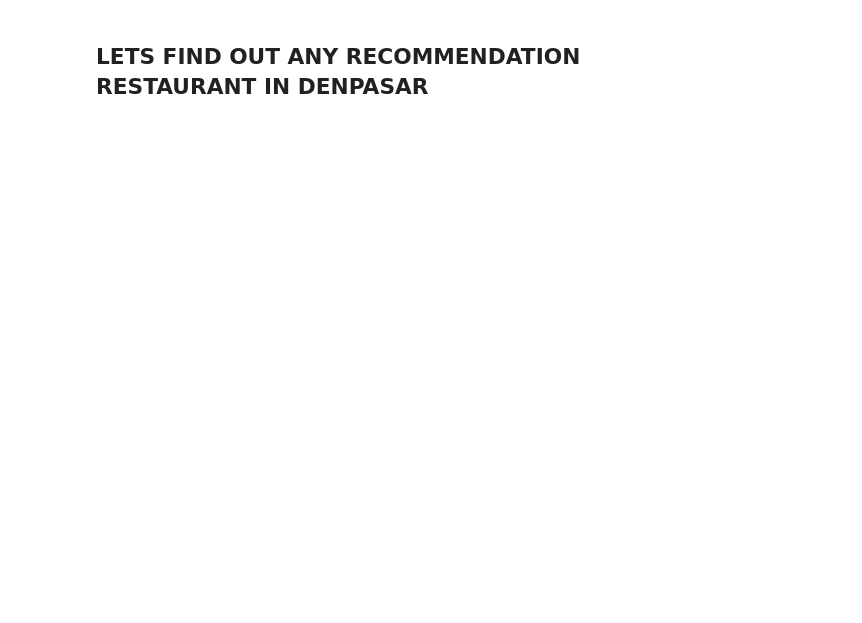
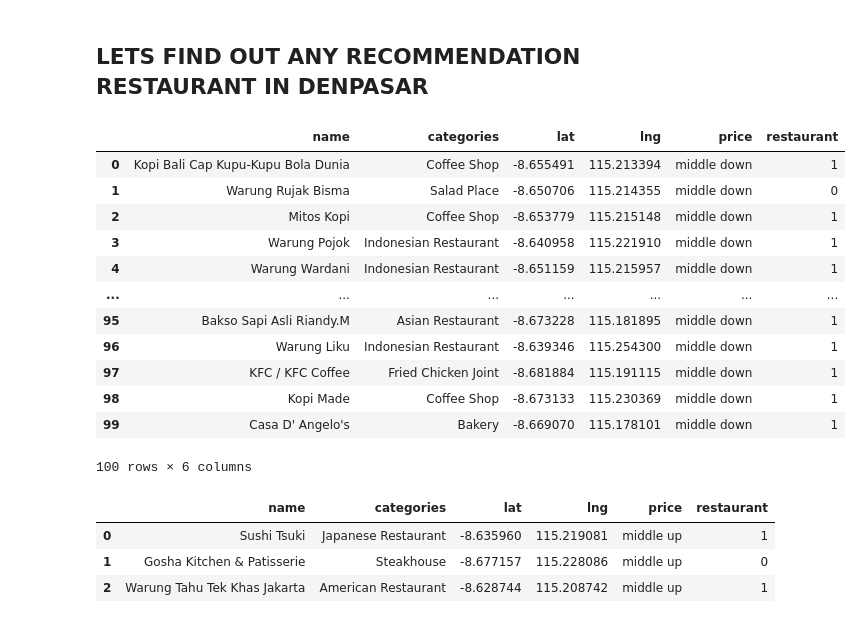
Before and after one commit to cahyoardhi/Coursera_Capstone, a Jupyter notebook: The Battle of Neighborhoods.ipynb, the cells around one changed output. Cells and saved outputs as stored; diff of their text form; code cells hidden in the pictures; blank space fills up the shorter version.

```diff
--- a/The Battle of Neighborhoods.ipynb
+++ b/The Battle of Neighborhoods.ipynb
@@ -253,0 +245,57 @@ denpasar
+# %%
+#set request into foursquare qpi (for get restaurant with price rating 1 to 2 / low to middle)
+result  = requests.get(url).json()
+# %%
+#create function for filter categories
+def get_category(row):
+    try:
+        category_list   = row['categories']
+
+    except:
+        category_list   = row['venue.categories']
+
+    if len(category_list) == 0:
+        return None
+
+    else:
+        return category_list[0]['name']
+
+#create function for get restaurant label
+def get_label(row):
+    if (row.find('Restaurant') != -1) or (row.find('Café') != -1) or \
+    (row.find('Fried') != -1) or (row.find('Coffee') != -1) or (row.find('Bar') != -1)\
+    or (row.find('Bakery') != -1) or (row.find('Chips') != -1) or (row.find('Joint') != -1) \
+    or (row.find('Food') != -1) or (row.find('Breakfast') != -1) or (row.find('Noodle') != -1)\
+    or (row.find('Pizza') != -1):
+        return 1
+
+    else:
+        return 0
+# %%
+#filter our data using function above
+venues = result['response']['groups'][0]['items']
+foursquare = pd.io.json.json_normalize(venues)
+
+filtered_columns = ['venue.name', 'venue.categories', 'venue.location.lat', 'venue.location.lng']
+foursquare = foursquare.loc[:, filtered_columns]
+
+foursquare['venue.categories'] = foursquare.apply(get_category, axis=1)
+foursquare.columns = [col.split(".")[-1] for col in foursquare.columns]
+
+foursquare['price'] = 'middle down'
+foursquare['restaurant']    = foursquare['categories'].apply(get_label)
+foursquare
+# %% [output]
+|  | name | categories | lat | lng | price | restaurant |
+| 0 | Kopi Bali Cap Kupu-Kupu Bola Dunia | Coffee Shop | -8.655491 | 115.213394 | middle down | 1 |
+| 1 | Warung Rujak Bisma | Salad Place | -8.650706 | 115.214355 | middle down | 0 |
+| 2 | Mitos Kopi | Coffee Shop | -8.653779 | 115.215148 | middle down | 1 |
+| 3 | Warung Pojok | Indonesian Restaurant | -8.640958 | 115.221910 | middle down | 1 |
+| 4 | Warung Wardani | Indonesian Restaurant | -8.651159 | 115.215957 | middle down | 1 |
+| ... | ... | ... | ... | ... | ... | ... |
+| 95 | Bakso Sapi Asli Riandy.M | Asian Restaurant | -8.673228 | 115.181895 | middle down | 1 |
+| 96 | Warung Liku | Indonesian Restaurant | -8.639346 | 115.254300 | middle down | 1 |
+| 97 | KFC / KFC Coffee | Fried Chicken Joint | -8.681884 | 115.191115 | middle down | 1 |
+| 98 | Kopi Made | Coffee Shop | -8.673133 | 115.230369 | middle down | 1 |
+| 99 | Casa D' Angelo's | Bakery | -8.669070 | 115.178101 | middle down | 1 |
+100 rows × 6 columns
@@ -253,0 +310,19 @@ denpasar
+# %%
+#filtering data with our function
+venues = result['response']['groups'][0]['items']
+foursquare2 = pd.io.json.json_normalize(venues)
+
+filtered_columns = ['venue.name', 'venue.categories', 'venue.location.lat', 'venue.location.lng']
+foursquare2 = foursquare2.loc[:, filtered_columns]
+
+foursquare2['venue.categories'] = foursquare2.apply(get_category, axis=1)
+foursquare2.columns = [col.split(".")[-1] for col in foursquare2.columns]
+
+foursquare2['price'] = 'middle up'
+foursquare2['restaurant']    = foursquare2['categories'].apply(get_label)
+foursquare2
+# %% [output]
+|  | name | categories | lat | lng | price | restaurant |
+| 0 | Sushi Tsuki | Japanese Restaurant | -8.635960 | 115.219081 | middle up | 1 |
+| 1 | Gosha Kitchen & Patisserie | Steakhouse | -8.677157 | 115.228086 | middle up | 0 |
+| 2 | Warung Tahu Tek Khas Jakarta | American Restaurant | -8.628744 | 115.208742 | middle up | 1 |
```
Also changed, not shown: parts of 16 cells of this notebook.
